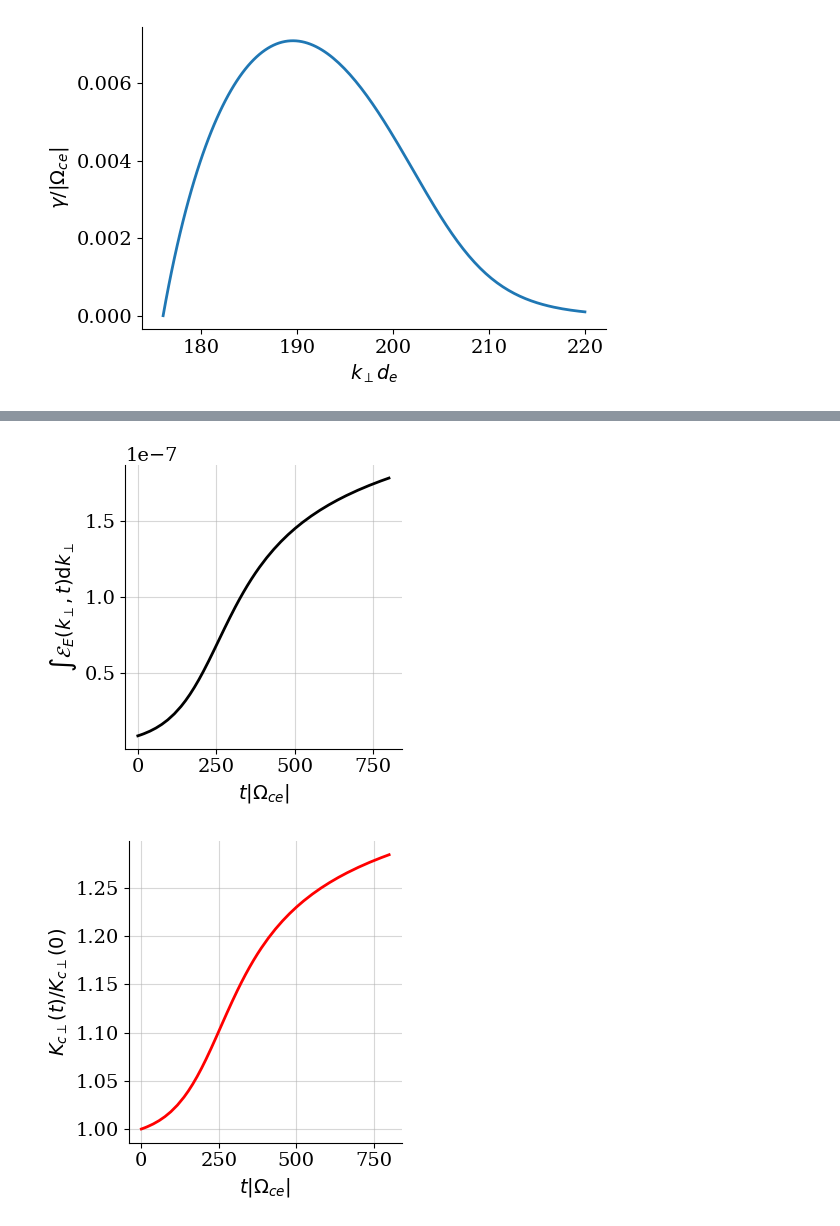
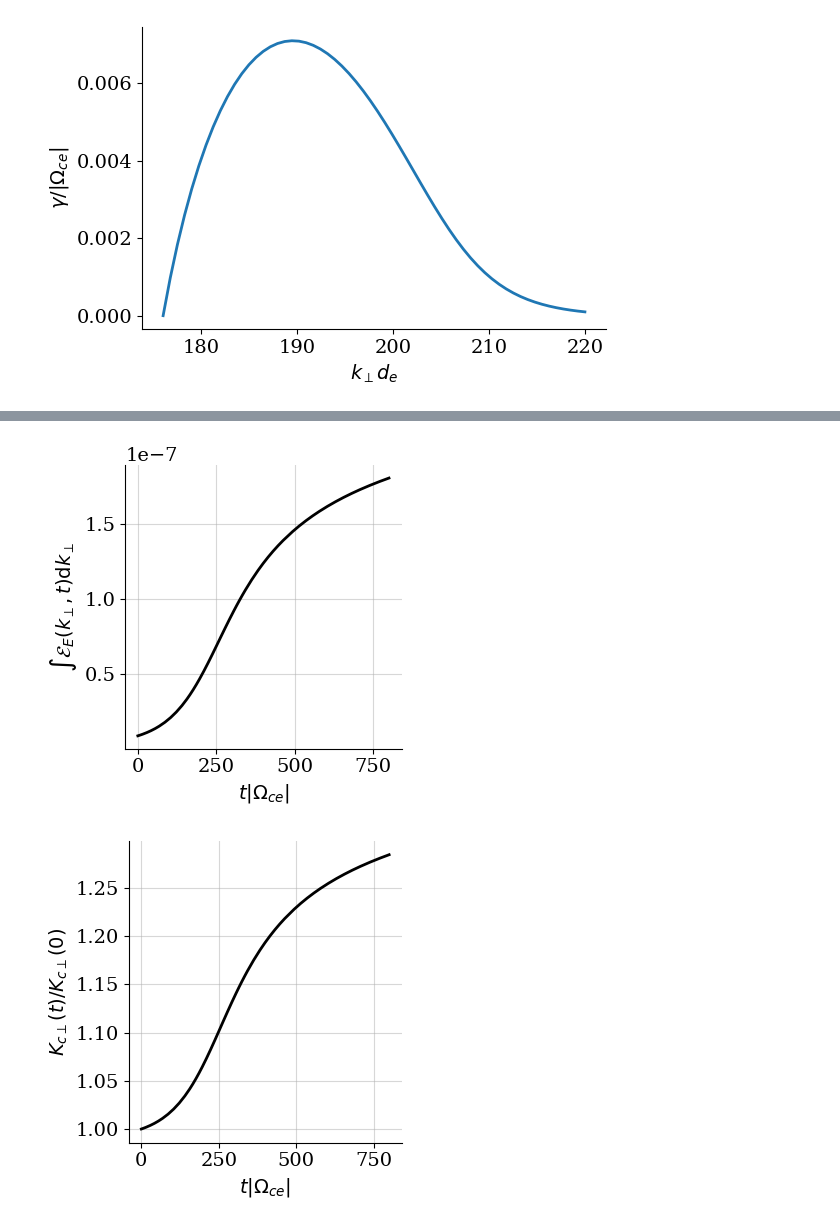
Before and after one commit to opaliss/QLT_whistler, a Jupyter notebook: 2021_pop_electrostatic_perpendicular_QLT.ipynb, the cells around one changed output, grey strips where cells are left out. Drawn from its saved outputs; the diff is of its cells as text; code cells hidden in the pictures.

```diff
--- a/2021_pop_electrostatic_perpendicular_QLT.ipynb
+++ b/2021_pop_electrostatic_perpendicular_QLT.ipynb
@@ -114,7 +114,7 @@ E0 = 5e-9
 K0 = (alpha_perp_c**2 / 2) * n_c
 
 # k vector
-k_vec = np.linspace(176, 220, 150)
+k_vec = np.linspace(176, 220, 60)
 dk = np.abs(k_vec[1] - k_vec[0])
 
 # max time
@@ -169,25 +173,28 @@ _ = plt.plot(result.y[3:, :])
 # %%
 fig, ax = plt.subplots(figsize=(4, 4))
-ax.plot(result.t, np.sum(result.y[3:, :], axis=0)*dk/(8*np.pi), color="black", linewidth=2)
+potential_energy = np.sum(result.y[3:, :], axis=0)*dk/(8*np.pi)
+ax.plot(result.t, potential_energy, color="black", linewidth=2)
 ax.set_xlabel(r'$t|\Omega_{ce}|$')
 ax.set_ylabel(r'$\int \mathcal{E}_{E}(k_{\perp}, t) \mathrm{d} k_{\perp}$')
 ax.spines['right'].set_visible(False)
 ax.spines['top'].set_visible(False)
 plt.grid(alpha=0.5)
 plt.tight_layout()
+plt.savefig("figs/secondary_QLT/perp_potential_energy.png", dpi=300, bbox_inches='tight')
 # %% [output]
-[figure, old version]
+[figure, new version]
 # %%
 fig, ax = plt.subplots(figsize=(4, 4))
-ax.plot(result.t, result.y[0, :]/result.y[0, 0], color="red", linewidth=2)
+ax.plot(result.t, result.y[0, :]/result.y[0, 0], color="black", linewidth=2)
 
 ax.set_xlabel("$t|\Omega_{ce}|$")
 ax.set_ylabel(r"$K_{c\perp}(t)/K_{c\perp}(0)$")
 ax.spines['right'].set_visible(False)
 ax.spines['top'].set_visible(False)
 plt.grid(alpha=0.5)
 plt.tight_layout()
+plt.savefig("figs/secondary_QLT/perp_kinetic_energy.png", dpi=300, bbox_inches='tight')
 # %% [output]
-[figure, old version]
+[figure, new version]
 # %%
 fig, ax = plt.subplots(figsize=(4, 4))
```
Also changed, not shown: parts of 6 cells of this notebook, 6 other files.
